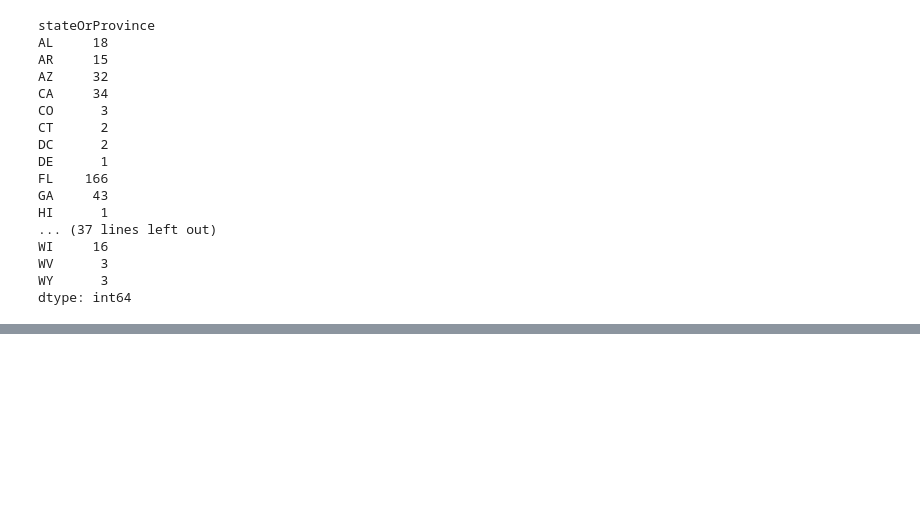
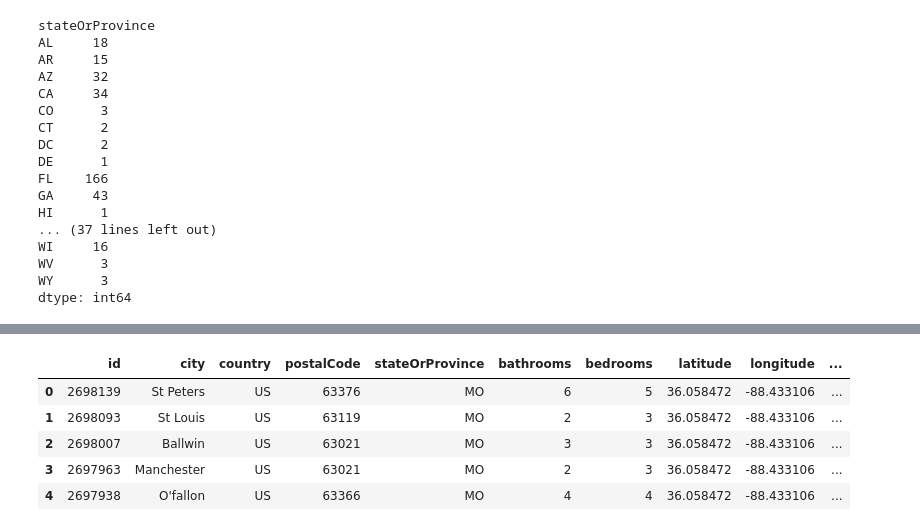
Before and after one commit to sanwara-prajapati/NB_ML_Assignment, a Jupyter notebook: task.ipynb, the cells around one changed output, grey strips where cells are left out. Drawn from its saved outputs; the diff is of its cells as text; code cells hidden in the pictures; blank space fills up the shorter version.

```diff
--- a/task.ipynb
+++ b/task.ipynb
@@ -191,0 +224,17 @@ import scipy.sparse as sp
+# %%
+data =data.drop('grade',axis=1)
+# %%
+data = data.drop('createdAt',axis=1)
+# %%
+data = data.drop('listingTitle',axis=1)
+# %%
+data = data.drop('fullStreetAddress',axis=1)
+# %%
+data.head()
+# %% [output]
+|  | id | city | country | postalCode | stateOrProvince | bathrooms | bedrooms | latitude | longitude | ... |
+| 0 | 2698139 | St Peters | US | 63376 | MO | 6 | 5 | 36.058472 | -88.433106 | ... |
+| 1 | 2698093 | St Louis | US | 63119 | MO | 2 | 3 | 36.058472 | -88.433106 | ... |
+| 2 | 2698007 | Ballwin | US | 63021 | MO | 3 | 3 | 36.058472 | -88.433106 | ... |
+| 3 | 2697963 | Manchester | US | 63021 | MO | 2 | 3 | 36.058472 | -88.433106 | ... |
+| 4 | 2697938 | O'fallon | US | 63366 | MO | 4 | 4 | 36.058472 | -88.433106 | ... |
```
Also changed, not shown: parts of 37 cells of this notebook.
